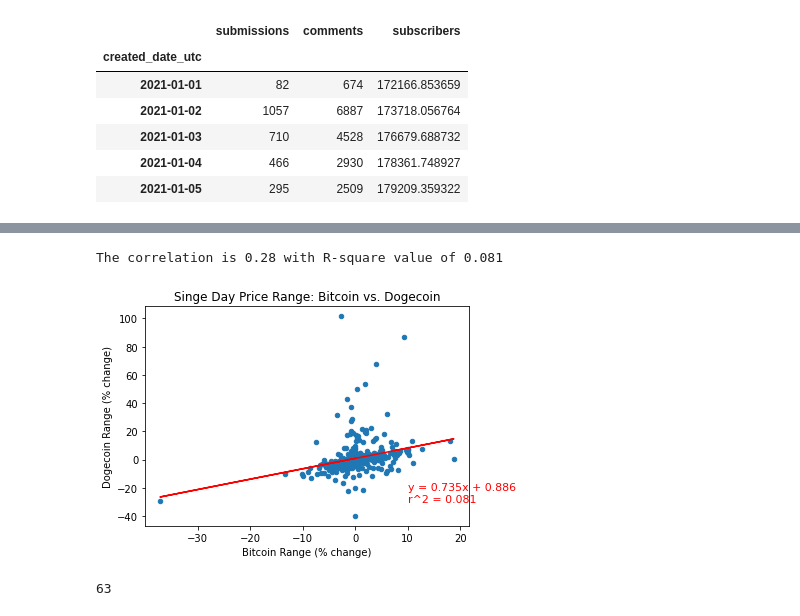
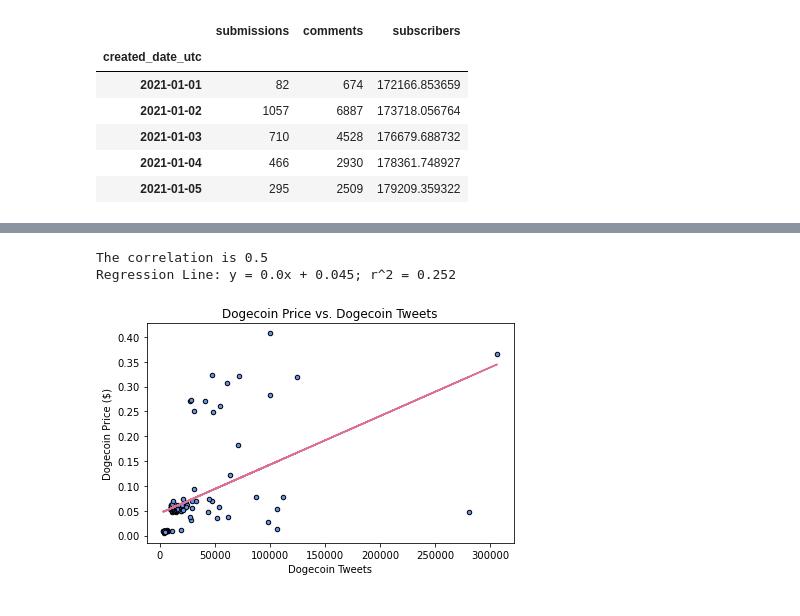
Before and after one commit to Crypto-Crustaceans/project1, a Jupyter notebook: Dogecoin.ipynb, the cells around one changed output, grey strips where cells are left out. Drawn from its saved outputs; the diff is of its cells as text; code cells hidden in the pictures.

```diff
--- a/Dogecoin.ipynb
+++ b/Dogecoin.ipynb
@@ -169,0 +691,4 @@ The correlation is 0.01 with R-square value of 0.0
+# %%
+df_twitter = pd.read_csv('tweets_doge_all2.csv')
+
+df_twitter.head()
@@ -169,0 +703,4 @@ The correlation is 0.01 with R-square value of 0.0
+# %%
+df_twitter['created_at'] = pd.to_datetime(df_twitter['created_at'], utc=True).dt.date
+
+df_twitter.head()
@@ -169,0 +715,4 @@ The correlation is 0.01 with R-square value of 0.0
+# %%
+df_twitter_grouped = df_twitter.groupby('created_at').count()['id']
+
+df_twitter_grouped.head()
@@ -169,0 +880,4 @@ The correlation is 0.01 with R-square value of 0.0
+# %%
+df_doge_price_twitter = df_doge.join(df_twitter_grouped, how='inner')
+
+df_doge_price_twitter.head()
@@ -170,52 +891,49 @@ The correlation is 0.01 with R-square value of 0.0
 # %%
 import scipy.stats as st
 
 # Calculate the correlation coefficient and linear regression model
 
-btc = df_combined_prices['Percent_Change_btc']
-doge = df_combined_prices['Percent_Change_doge']
+tweets = df_doge_price_twitter['id']
+doge = df_doge_price_twitter['Close']
 
 # calculate and plot the regression line on the scatter plot
 
-(slope, intercept, rvalue, pvalue, stderr) = st.linregress(btc, doge)
-regress_values = btc * slope + intercept
-regress_eq = (f'''y = {str(round(slope, 3))}x + {str(round(intercept, 3))}
-r^2 = {round(rvalue**2,3)}''')
+(slope, intercept, rvalue, pvalue, stderr) = st.linregress(tweets, doge)
+regress_values = tweets * slope + intercept
+regress_eq = (f'y = {str(round(slope, 3))}x + {str(round(intercept, 3))}; r^2 = {round(rvalue**2,3)}')
 
 # format plot
 fig, ax = plt.subplots()
-df_combined_prices.plot(kind='scatter',
-                             ax=ax,
-                             x='Percent_Change_btc',
-                             y='Percent_Change_doge'
-                            )
+df_doge_price_twitter.plot(kind='scatter',
+                 ax=ax,
+                 x='id',
+                 y='Close',
+                 c='cornflowerblue',
+                 marker='o',
+                 edgecolor='black'
+                )
 
 # plot trend linear regression line and annotate
 
-ax.plot(btc, regress_values, color = 'r')
-ax.annotate(regress_eq, (10,-30), color = 'r', fontsize=11)
+ax.plot(tweets, regress_values, c='palevioletred')
 
-ax.set(title='Singe Day Price Range: Bitcoin vs. Dogecoin',
-       xlabel = 'Bitcoin Range (% change)',
-       ylabel = 'Dogecoin Range (% change)'
+ax.set(title='Dogecoin Price vs. Dogecoin Tweets',
+       xlabel = 'Dogecoin Tweets',
+       ylabel = 'Dogecoin Price ($)'
        )
 
 fig.tight_layout();
 
 # calculate and print the correlation
 
-correlation = st.pearsonr(btc, doge)
+correlation = st.pearsonr(tweets, doge)
 
-print(f'The correlation is {round(correlation[0], 2)} with R-square value of {round(rvalue**2,3)}')
+print(f'''The correlation is {round(correlation[0], 2)}
+Regression Line: {regress_eq}''')
 # %% [output]
-The correlation is 0.28 with R-square value of 0.081
+The correlation is 0.5
+Regression Line: y = 0.0x + 0.045; r^2 = 0.252
-[figure, old version]
+[figure, new version]
-# %%
-df_doge_price_reddit = df_doge.join(df_reddit_doge_summary, how='inner')
-
-df_doge_price_reddit['submissions'].min()
-# %% [output]
-63
 # %%
 import scipy.stats as st
 
```
Also changed, not shown: parts of 38 cells of this notebook.
